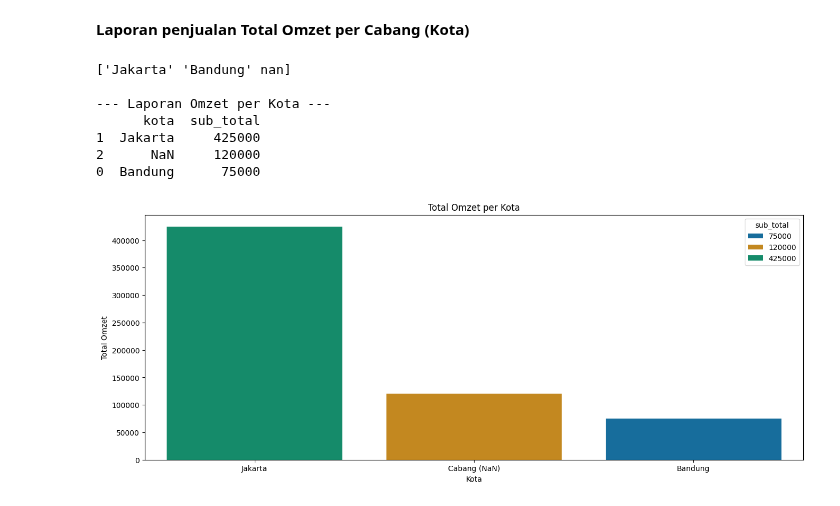
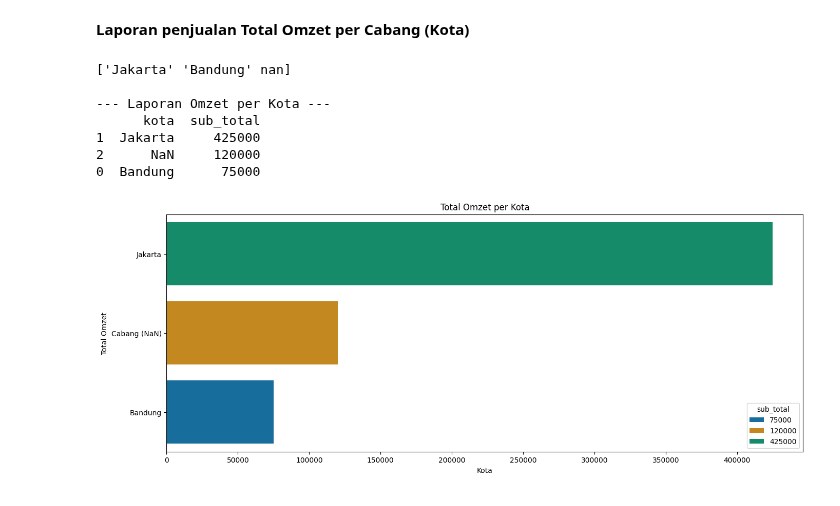
Before and after one commit to Aris0506/Python-Data-Analysis-Project-learning-journey, a Jupyter notebook: brainstroming/01 list/Ujian Akhir 1.ipynb, the cells around one changed output. Drawn from its saved outputs; the diff is of its cells as text; code cells hidden in the pictures.

```diff
--- a/brainstroming/01 list/Ujian Akhir 1.ipynb
+++ b/brainstroming/01 list/Ujian Akhir 1.ipynb
@@ -236,28 +236,28 @@ print(transaksi_perkota)
 # %%
 print(transaksi_perkota['kota'].unique())
 
 omzet_perkota = transaksi_perkota.groupby('kota', dropna=False).agg({'sub_total':'sum'}).reset_index()
 omzet_perkota = omzet_perkota.sort_values(by='sub_total', ascending=False)
 print("\n--- Laporan Omzet per Kota ---")
 print(omzet_perkota)
 
 # Ganti kategori NaN menjadi teks
 omzet_perkota['kota'] = omzet_perkota['kota'].fillna('Cabang (NaN)')
 
 import matplotlib.pyplot as plt
 import seaborn as sns
 plt.figure(figsize=(16,6))
-sns.barplot(data=omzet_perkota, x='kota', y='sub_total', hue='sub_total', palette='colorblind')
+sns.barplot(data=omzet_perkota, x='sub_total', y='kota', hue='sub_total', palette='colorblind')
 plt.title('Total Omzet per Kota')
 plt.xlabel('Kota')
 plt.ylabel('Total Omzet')
 plt.show()
 # %% [output]
 ['Jakarta' 'Bandung' nan]
 
 --- Laporan Omzet per Kota ---
       kota  sub_total
 1  Jakarta     425000
 2      NaN     120000
 0  Bandung      75000
-[figure, old version]
+[figure, new version]
```
